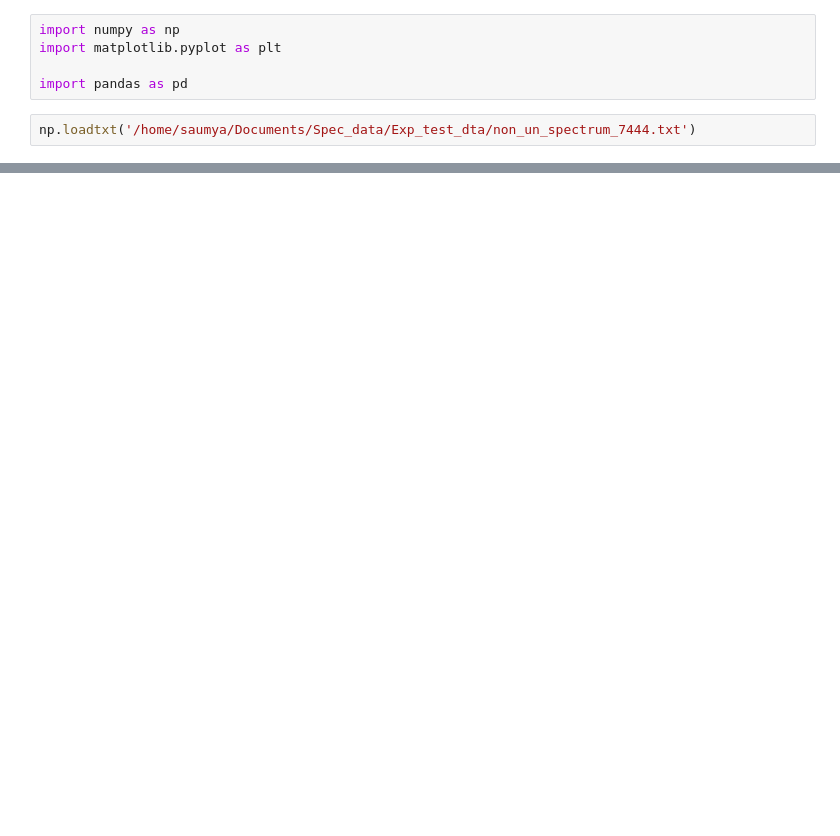
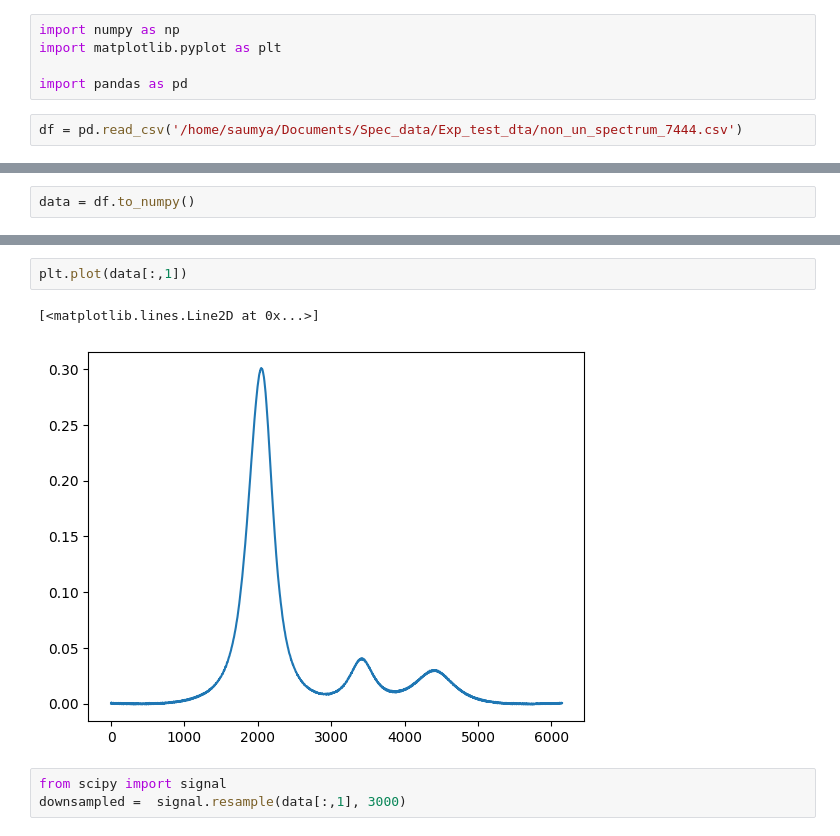
Before and after one commit to CaffineAddic/Flame_dianostics-temperature_profile_estimation_using_ML, a Jupyter notebook: FINAL_VISUAL/final_downsample.ipynb, the cells around one changed output, grey strips where cells are left out. Saved outputs shown, nothing was run; the diff lists cells and outputs as text; blank space fills up the shorter version.

```diff
--- a/FINAL_VISUAL/final_downsample.ipynb
+++ b/FINAL_VISUAL/final_downsample.ipynb
@@ -4,4 +4,4 @@ import matplotlib.pyplot as plt
 
 import pandas as pd
 # %%
-np.loadtxt('/home/saumya/Documents/Spec_data/Exp_test_dta/non_un_spectrum_7444.txt')
+df = pd.read_csv('/home/saumya/Documents/Spec_data/Exp_test_dta/non_un_spectrum_7444.csv')
@@ -9,0 +24,2 @@ ValueError: could not convert string '7444.02266791487,1.88662469329119e-05' to
+# %%
+data = df.to_numpy()
@@ -9,0 +40,8 @@ ValueError: could not convert string '7444.02266791487,1.88662469329119e-05' to
+# %%
+plt.plot(data[:,1])
+# %% [output]
+[<matplotlib.lines.Line2D at 0x...>]
+[figure, added]
+# %%
+from scipy import signal
+downsampled =  signal.resample(data[:,1], 3000)
```
Also changed, not shown: parts of 6 cells of this notebook, 4 other files.
